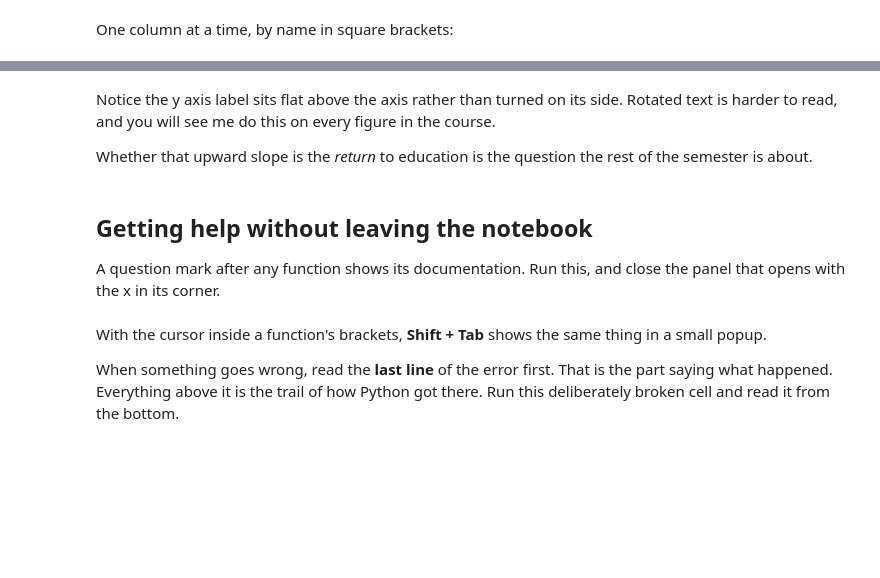
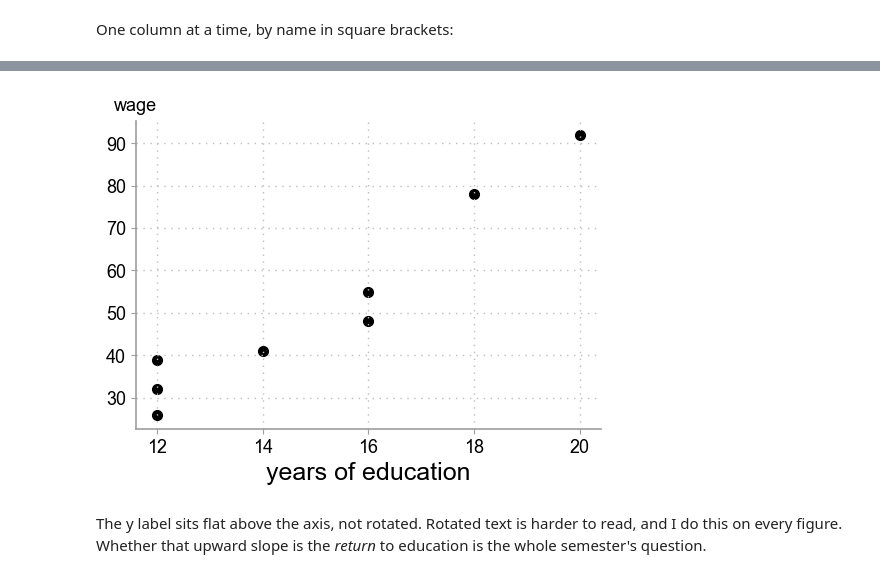
Before and after one commit to Applied-Econometric-Methods/ECON594-Causal-Machine-Learning, a Jupyter notebook: Lectures/00-Course-Setup.ipynb, the cells around one changed output, grey strips where cells are left out. Cells and saved outputs as stored; diff of their text form; code cells hidden in the pictures; blank space fills up the shorter version.

```diff
--- a/Lectures/00-Course-Setup.ipynb
+++ b/Lectures/00-Course-Setup.ipynb
@@ -105,8 +751,17 @@ plt.show()
+# %%
+import matplotlib.pyplot as plt
+from pywrangling.graphing_functions import use_plotplainblind, set_top_ylabel
+
+use_plotplainblind(kind="scatter")   # plain, colorblind-safe scheme; call once before plotting
+
+fig, ax = plt.subplots(figsize=(6, 4))
+ax.scatter(df["education"], df["wage"])
+
+ax.set_xlabel("years of education")
+set_top_ylabel(ax, "wage")           # horizontal label above the axis, the way I do it
+
+plt.show()
+# %% [output]
+[figure, added]
 # %% [markdown]
-Notice the y axis label sits flat above the axis rather than turned on its side. Rotated text is harder to read, and you will see me do this on every figure in the course.
-
-Whether that upward slope is the *return* to education is the question the rest of the semester is about.
+The y label sits flat above the axis, not rotated. Rotated text is harder to read, and I do this on every figure. Whether that upward slope is the *return* to education is the whole semester's question.
-# %% [markdown]
-## Getting help without leaving the notebook
-
-A question mark after any function shows its documentation. Run this, and close the panel that opens with the x in its corner.
@@ -115,4 +767,0 @@ df.describe?
-# %% [markdown]
-With the cursor inside a function's brackets, **Shift + Tab** shows the same thing in a small popup.
-
-When something goes wrong, read the **last line** of the error first. That is the part saying what happened. Everything above it is the trail of how Python got there. Run this deliberately broken cell and read it from the bottom.
```
Also changed, not shown: parts of 77 cells of this notebook, 1 other file.
